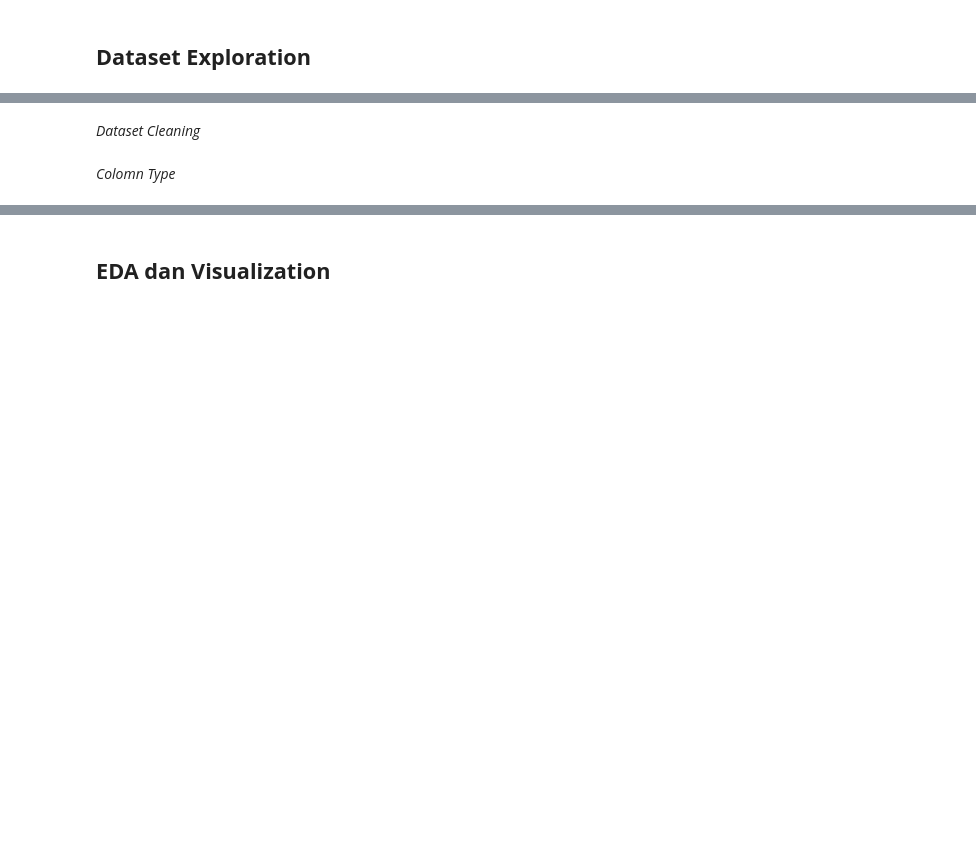
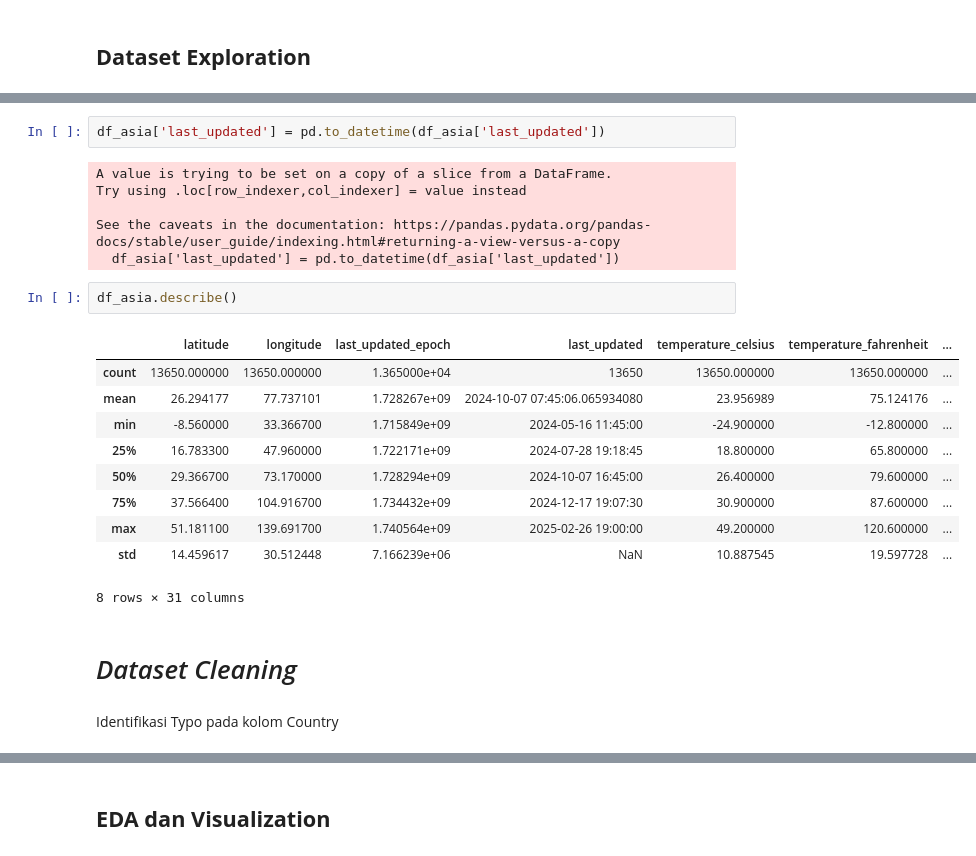
Before and after one commit to SenyuminAja16/2-Faza-Grace, a Jupyter notebook: Week4_Kelompok2.ipynb, the cells around one changed output, grey strips where cells are left out. Saved outputs shown, nothing was run; the diff lists cells and outputs as text; blank space fills up the shorter version.

```diff
--- a/Week4_Kelompok2.ipynb
+++ b/Week4_Kelompok2.ipynb
@@ -19,4 +58,25 @@ this dataset is a blablablabalbalabla
+# %%
+df_asia['last_updated'] = pd.to_datetime(df_asia['last_updated'])
+# %% [output]
+A value is trying to be set on a copy of a slice from a DataFrame.
+Try using .loc[row_indexer,col_indexer] = value instead
+
+See the caveats in the documentation: https://pandas.pydata.org/pandas-docs/stable/user_guide/indexing.html#returning-a-view-versus-a-copy
+  df_asia['last_updated'] = pd.to_datetime(df_asia['last_updated'])
+# %%
+df_asia.describe()
+# %% [output]
+|  | latitude | longitude | last_updated_epoch | last_updated | temperature_celsius | temperature_fahrenheit | ... |
+| count | 13650.000000 | 13650.000000 | 1.365000e+04 | 13650 | 13650.000000 | 13650.000000 | ... |
+| mean | 26.294177 | 77.737101 | 1.728267e+09 | 2024-10-07 07:45:06.065934080 | 23.956989 | 75.124176 | ... |
+| min | -8.560000 | 33.366700 | 1.715849e+09 | 2024-05-16 11:45:00 | -24.900000 | -12.800000 | ... |
+| 25% | 16.783300 | 47.960000 | 1.722171e+09 | 2024-07-28 19:18:45 | 18.800000 | 65.800000 | ... |
+| 50% | 29.366700 | 73.170000 | 1.728294e+09 | 2024-10-07 16:45:00 | 26.400000 | 79.600000 | ... |
+| 75% | 37.566400 | 104.916700 | 1.734432e+09 | 2024-12-17 19:07:30 | 30.900000 | 87.600000 | ... |
+| max | 51.181100 | 139.691700 | 1.740564e+09 | 2025-02-26 19:00:00 | 49.200000 | 120.600000 | ... |
+| std | 14.459617 | 30.512448 | 7.166239e+06 | NaN | 10.887545 | 19.597728 | ... |
+8 rows × 31 columns
 # %% [markdown]
-*Dataset Cleaning*
+# *Dataset Cleaning* #
-# %% [markdown]
-*Colomn Type*
+# %% [markdown]
+Identifikasi Typo pada kolom Country
```
Also changed, not shown: parts of 15 cells of this notebook, 1 other file.
